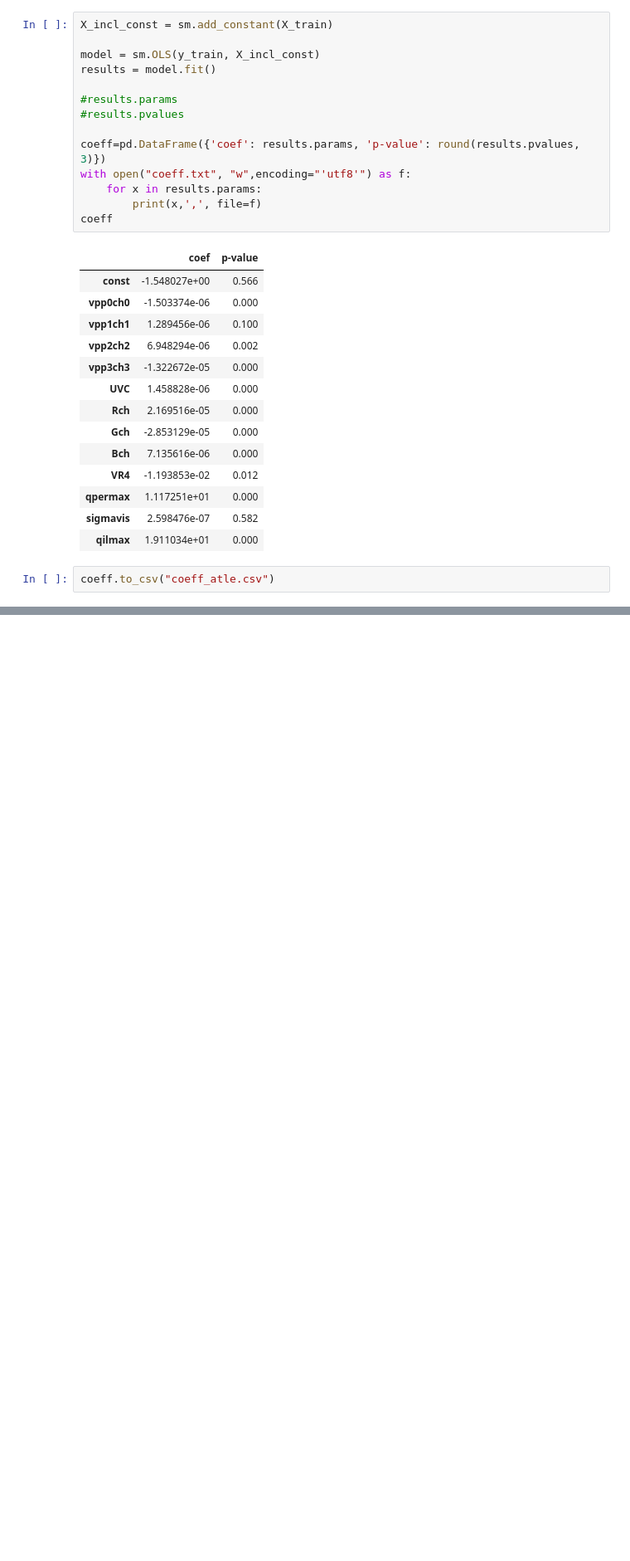
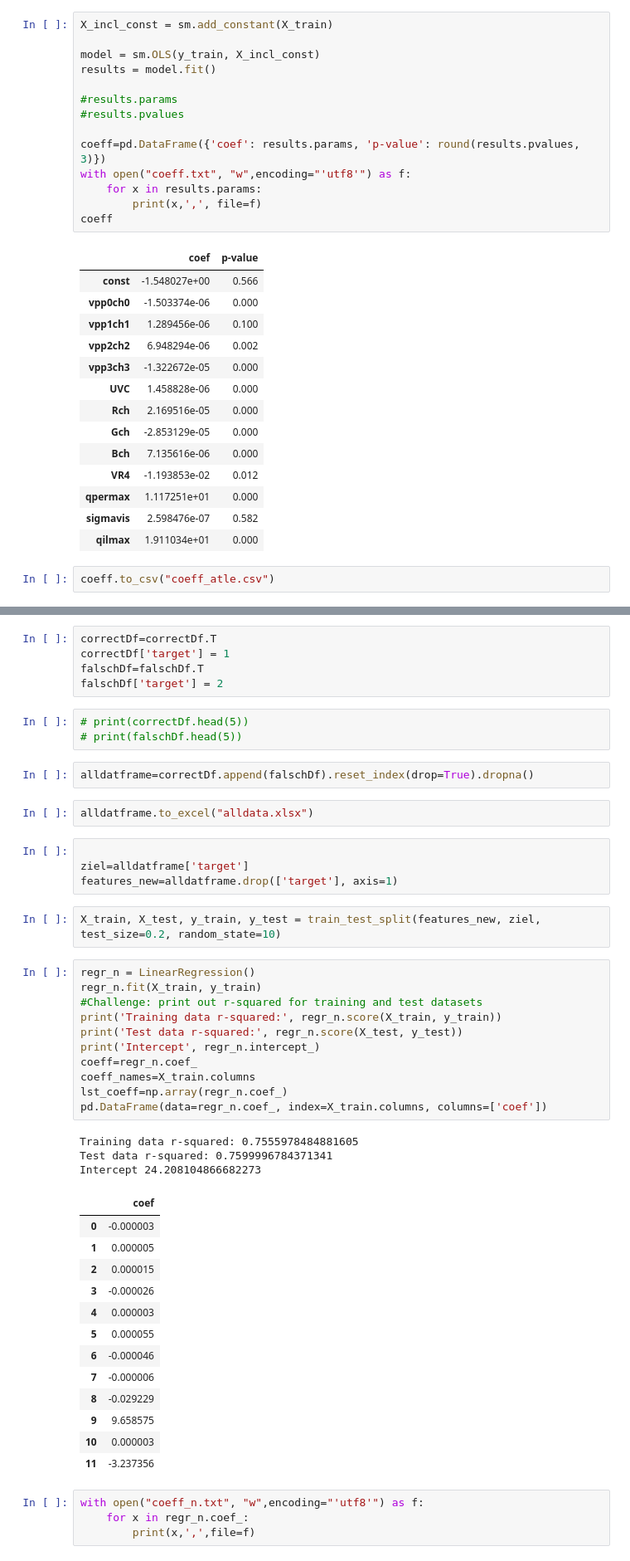
Before and after one commit to ahmadasmandar/linearreg, a Jupyter notebook: boston.ipynb, the cells around one changed output, grey strips where cells are left out. Shown at 83% size. Drawn from its saved outputs; the diff is of its cells as text; blank space fills up the shorter version.

```diff
--- a/boston.ipynb
+++ b/boston.ipynb
@@ -564,0 +596,50 @@ Name: 0, dtype: object
+# %%
+correctDf=correctDf.T
+correctDf['target'] = 1
+falschDf=falschDf.T
+falschDf['target'] = 2
+# %%
+# print(correctDf.head(5))
+# print(falschDf.head(5))
+# %%
+alldatframe=correctDf.append(falschDf).reset_index(drop=True).dropna()
+# %%
+alldatframe.to_excel("alldata.xlsx")
+# %%
+
+ziel=alldatframe['target']
+features_new=alldatframe.drop(['target'], axis=1)
+# %%
+X_train, X_test, y_train, y_test = train_test_split(features_new, ziel, test_size=0.2, random_state=10)
+# %%
+regr_n = LinearRegression()
+regr_n.fit(X_train, y_train)
+#Challenge: print out r-squared for training and test datasets
+print('Training data r-squared:', regr_n.score(X_train, y_train))
+print('Test data r-squared:', regr_n.score(X_test, y_test))
+print('Intercept', regr_n.intercept_)
+coeff=regr_n.coef_
+coeff_names=X_train.columns
+lst_coeff=np.array(regr_n.coef_)
+pd.DataFrame(data=regr_n.coef_, index=X_train.columns, columns=['coef'])
+# %% [output]
+Training data r-squared: 0.7555978484881605
+Test data r-squared: 0.7599996784371341
+Intercept 24.208104866682273
+|  | coef |
+| 0 | -0.000003 |
+| 1 | 0.000005 |
+| 2 | 0.000015 |
+| 3 | -0.000026 |
+| 4 | 0.000003 |
+| 5 | 0.000055 |
+| 6 | -0.000046 |
+| 7 | -0.000006 |
+| 8 | -0.029229 |
+| 9 | 9.658575 |
+| 10 | 0.000003 |
+| 11 | -3.237356 |
+# %%
+with open("coeff_n.txt", "w",encoding="'utf8'") as f:
+    for x in regr_n.coef_:
+        print(x,',',file=f)
```
Also changed, not shown: parts of 17 cells of this notebook, 10 other files.
